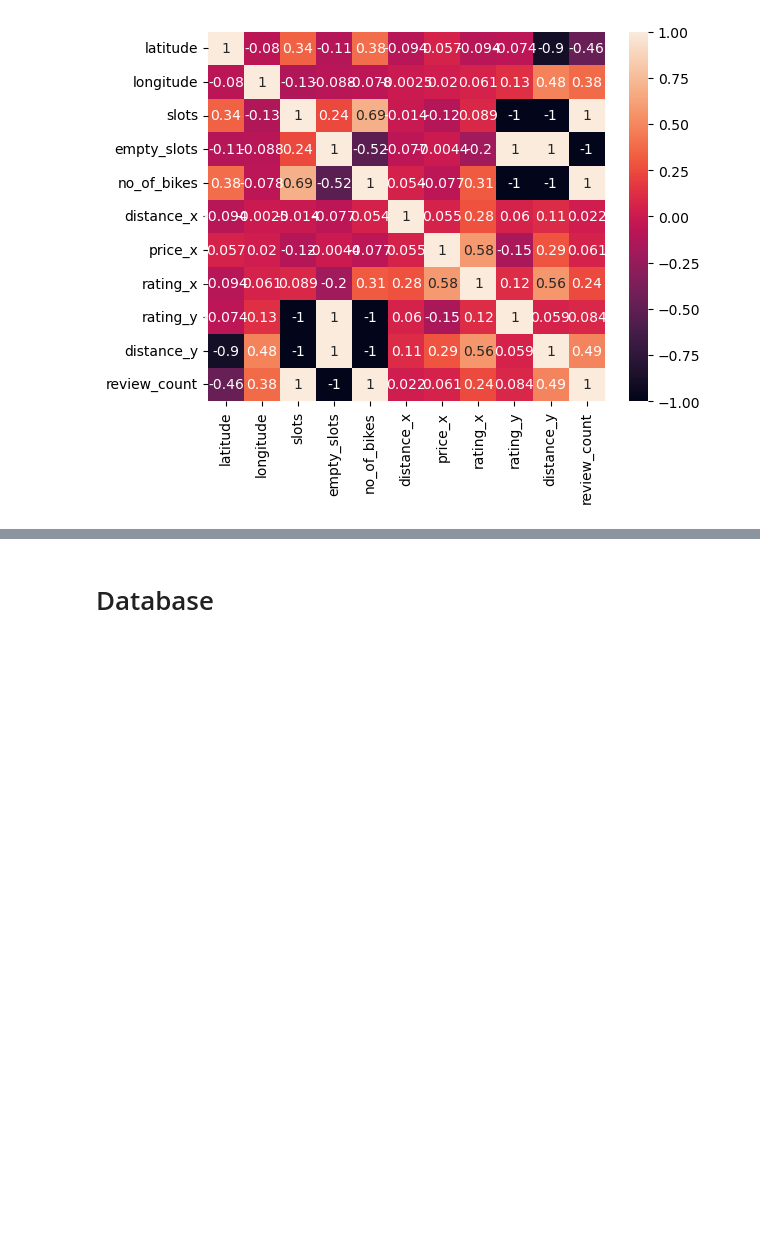
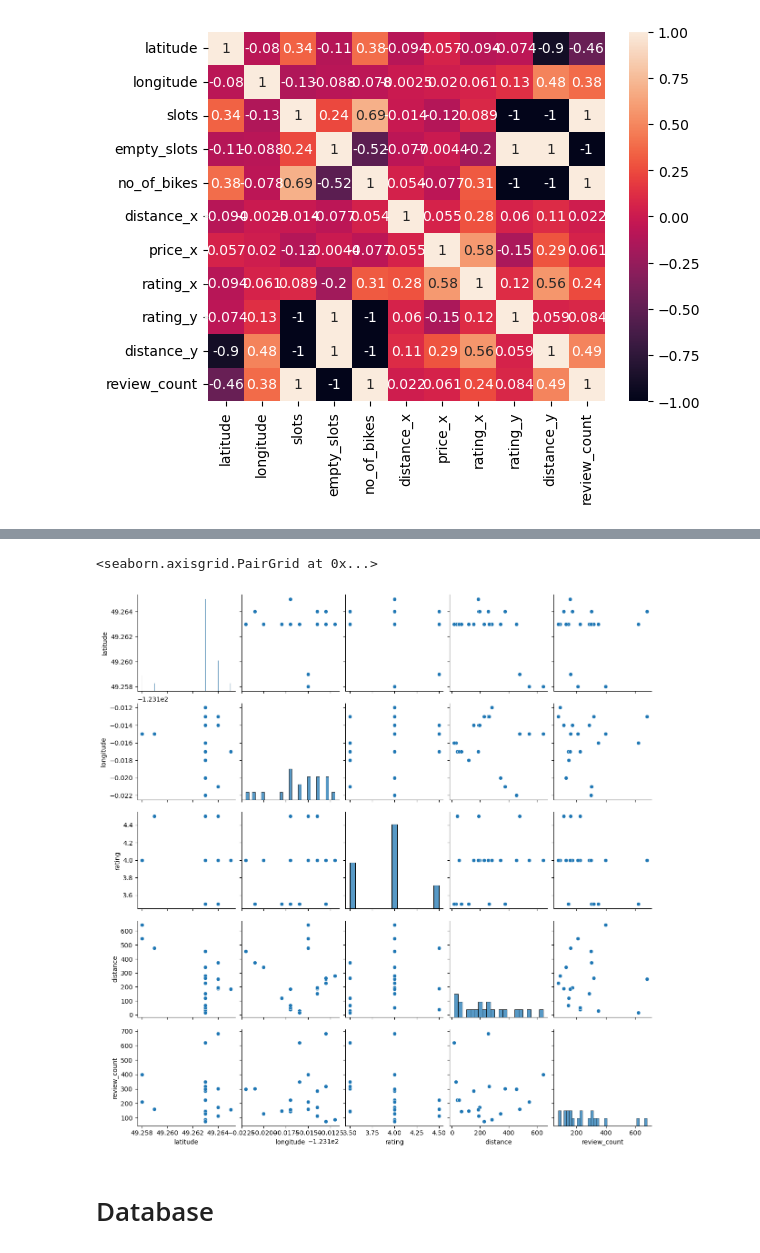
Before and after one commit to Parkavi-S/Statistical-Modellilng-Python-Project, a Jupyter notebook: notebooks/joining_data.ipynb, the cells around one changed output, grey strips where cells are left out. Drawn from its saved outputs; the diff is of its cells as text; code cells hidden in the pictures; blank space fills up the shorter version.

```diff
--- a/notebooks/joining_data.ipynb
+++ b/notebooks/joining_data.ipynb
@@ -133,0 +159,5 @@ sns.heatmap(fig,annot=True)
+# %%
+sns.pairplot(yelp_df, diag_kind="hist")
+# %% [output]
+<seaborn.axisgrid.PairGrid at 0x...>
+[figure, added]
```
Also changed, not shown: parts of 14 cells of this notebook.
